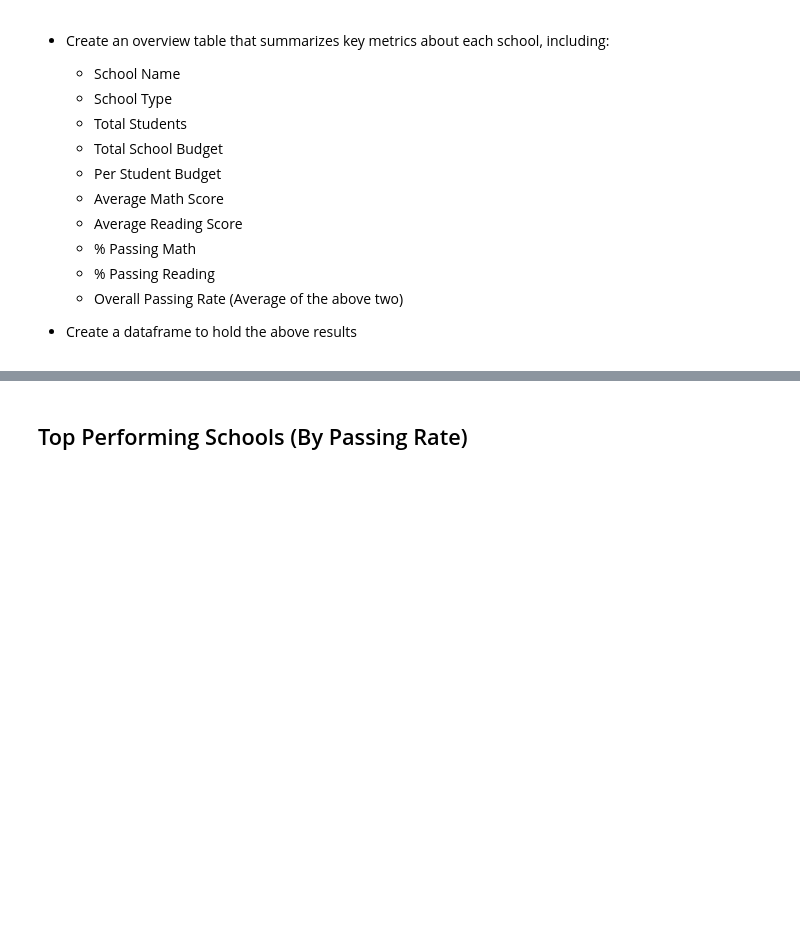
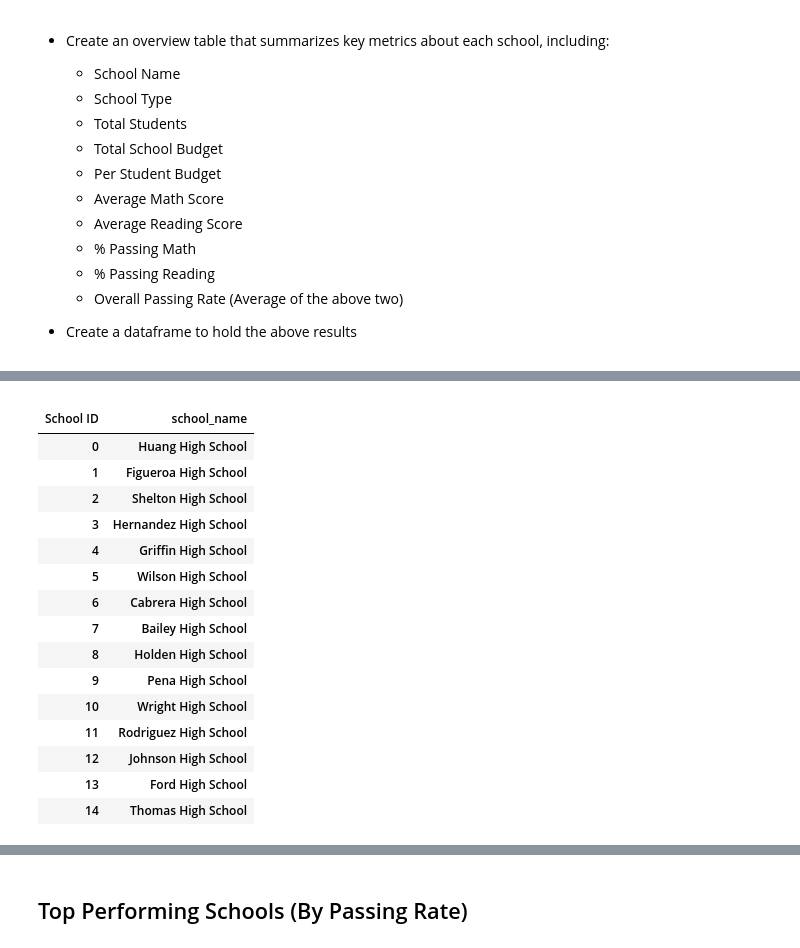
Before and after one commit to Emanste92/UCBEx_DataAnalytics, a Jupyter notebook: PyCitySchools/ETE_PyCitySchools - Scratch.ipynb, the cells around one changed output, grey strips where cells are left out. Cells and saved outputs as stored; diff of their text form; code cells hidden in the pictures; blank space fills up the shorter version.

```diff
--- a/PyCitySchools/ETE_PyCitySchools - Scratch.ipynb
+++ b/PyCitySchools/ETE_PyCitySchools - Scratch.ipynb
@@ -151,0 +220,26 @@ dataSummary1
+# %%
+# do I have to make individual dataframes for each variable?
+# also, how to scrape the values from one column these are all int64, cant do that trick tolist above, which had float64?
+
+# School Name
+school_name_pre = pd.DataFrame(school_summary_grouped['school_name'].value_counts())
+school_name = school_name_pre.drop(['school_name'], axis=1)
+school_name
+# %% [output]
+|  |  |
+| School ID | school_name |
+| 0 | Huang High School |
+| 1 | Figueroa High School |
+| 2 | Shelton High School |
+| 3 | Hernandez High School |
+| 4 | Griffin High School |
+| 5 | Wilson High School |
+| 6 | Cabrera High School |
+| 7 | Bailey High School |
+| 8 | Holden High School |
+| 9 | Pena High School |
+| 10 | Wright High School |
+| 11 | Rodriguez High School |
+| 12 | Johnson High School |
+| 13 | Ford High School |
+| 14 | Thomas High School |
```
Also changed, not shown: parts of 26 cells of this notebook.
